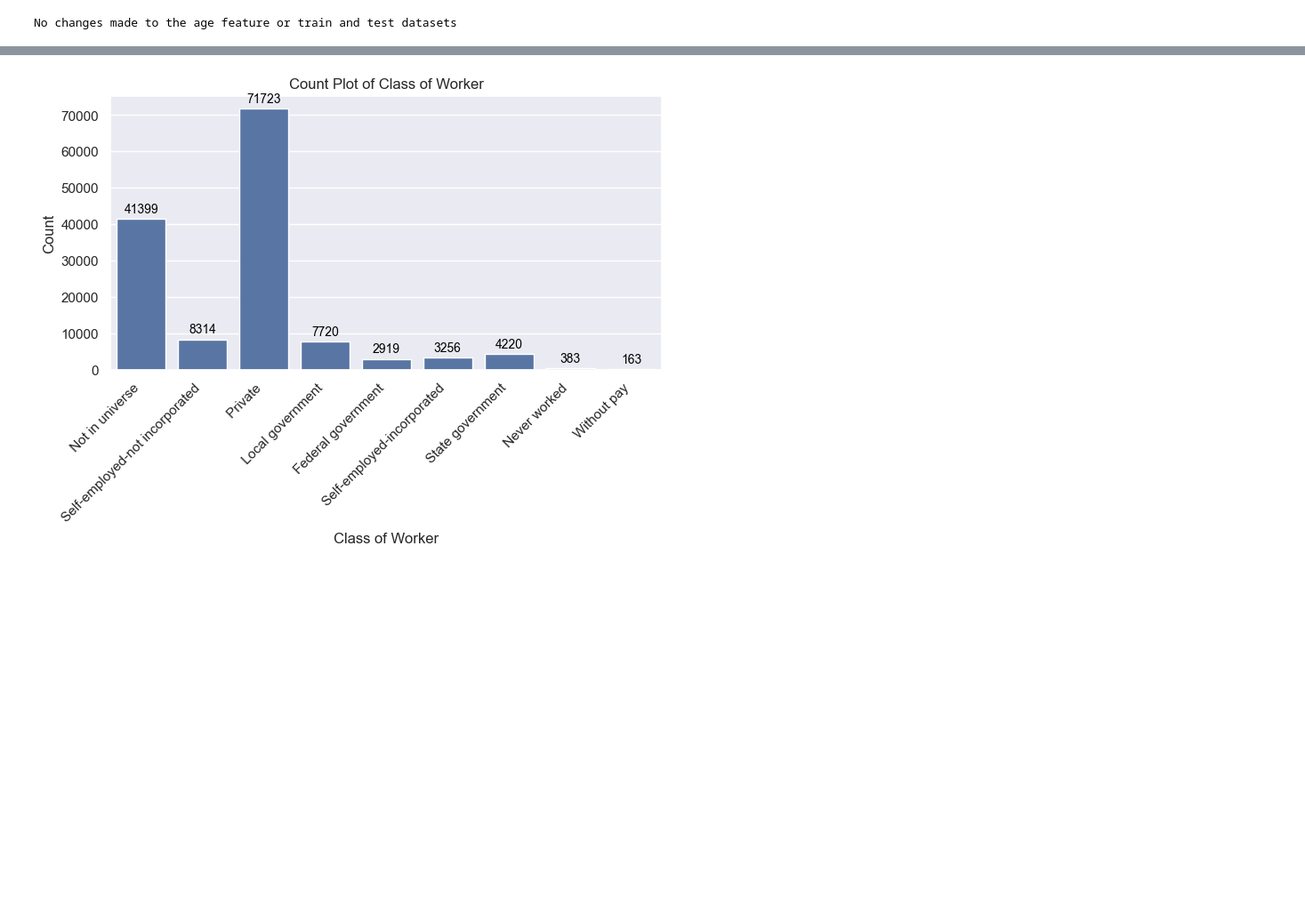
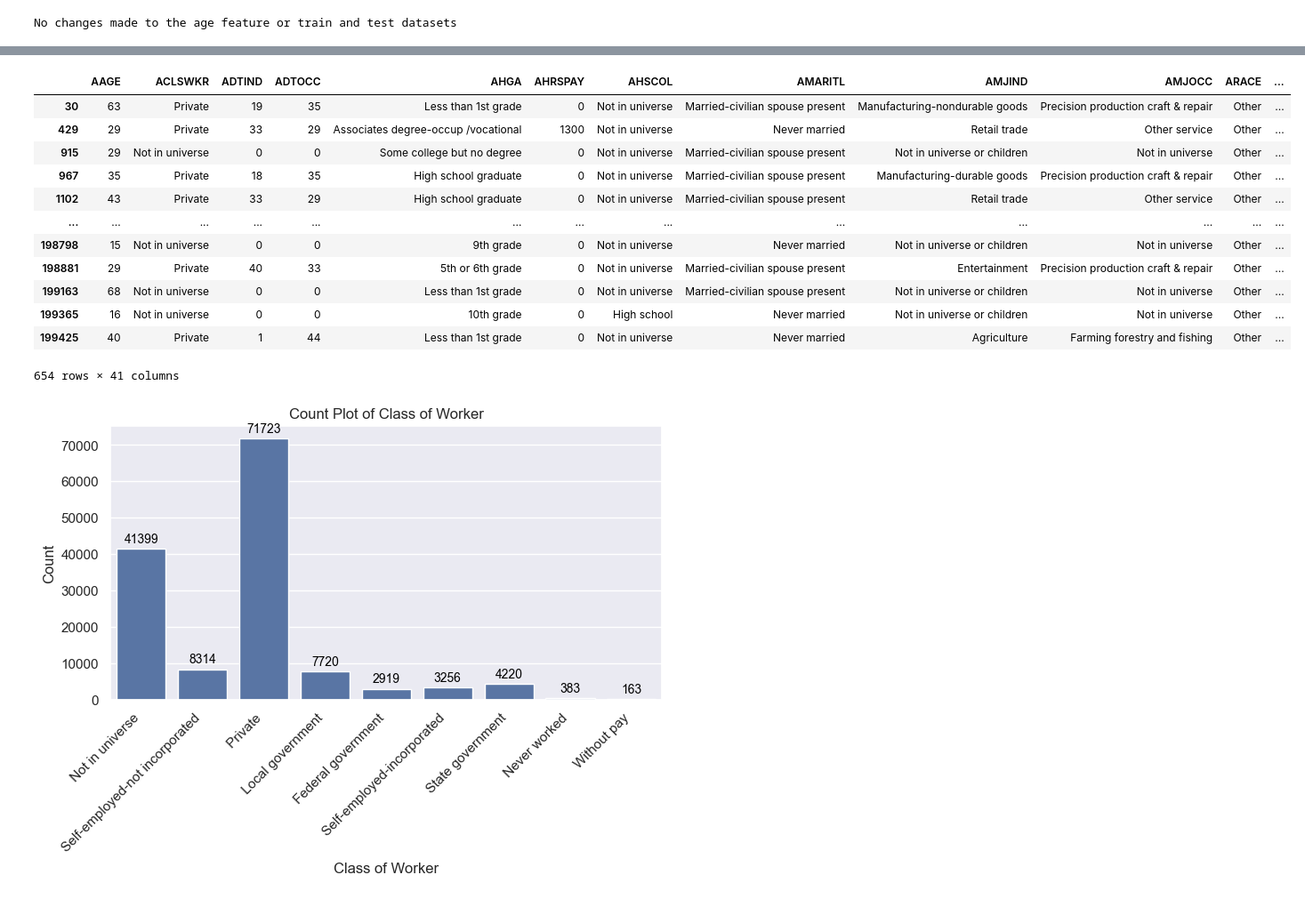
Before and after one commit to jedwingrove/US_census_income_task, a Jupyter notebook: Notebooks/WIP.ipynb, the cells around one changed output, grey strips where cells are left out. Shown: that part at 89% size. Saved outputs shown, nothing was run; the diff lists cells and outputs as text; code cells hidden in the pictures; blank space fills up the shorter version.

```diff
--- a/Notebooks/WIP.ipynb
+++ b/Notebooks/WIP.ipynb
@@ -335,3 +458,19 @@ plt.show()
+# %%
+df.query("ARACE== ' Other' & AREORGN == ' Mexican (Mexicano)'")
+# %% [output]
+|  | AAGE | ACLSWKR | ADTIND | ADTOCC | AHGA | AHRSPAY | AHSCOL | AMARITL | AMJIND | AMJOCC | ARACE | ... |
+| 30 | 63 | Private | 19 | 35 | Less than 1st grade | 0 | Not in universe | Married-civilian spouse present | Manufacturing-nondurable goods | Precision production craft & repair | Other | ... |
+| 429 | 29 | Private | 33 | 29 | Associates degree-occup /vocational | 1300 | Not in universe | Never married | Retail trade | Other service | Other | ... |
+| 915 | 29 | Not in universe | 0 | 0 | Some college but no degree | 0 | Not in universe | Married-civilian spouse present | Not in universe or children | Not in universe | Other | ... |
+| 967 | 35 | Private | 18 | 35 | High school graduate | 0 | Not in universe | Married-civilian spouse present | Manufacturing-durable goods | Precision production craft & repair | Other | ... |
+| 1102 | 43 | Private | 33 | 29 | High school graduate | 0 | Not in universe | Married-civilian spouse present | Retail trade | Other service | Other | ... |
+| ... | ... | ... | ... | ... | ... | ... | ... | ... | ... | ... | ... | ... |
+| 198798 | 15 | Not in universe | 0 | 0 | 9th grade | 0 | Not in universe | Never married | Not in universe or children | Not in universe | Other | ... |
+| 198881 | 29 | Private | 40 | 33 | 5th or 6th grade | 0 | Not in universe | Married-civilian spouse present | Entertainment | Precision production craft & repair | Other | ... |
+| 199163 | 68 | Not in universe | 0 | 0 | Less than 1st grade | 0 | Not in universe | Married-civilian spouse present | Not in universe or children | Not in universe | Other | ... |
+| 199365 | 16 | Not in universe | 0 | 0 | 10th grade | 0 | High school | Never married | Not in universe or children | Not in universe | Other | ... |
+| 199425 | 40 | Private | 1 | 44 | Less than 1st grade | 0 | Not in universe | Never married | Agriculture | Farming forestry and fishing | Other | ... |
+654 rows × 41 columns
 # %%
 df=train_data.copy()
 
```
Also changed, not shown: parts of 5 cells of this notebook.
